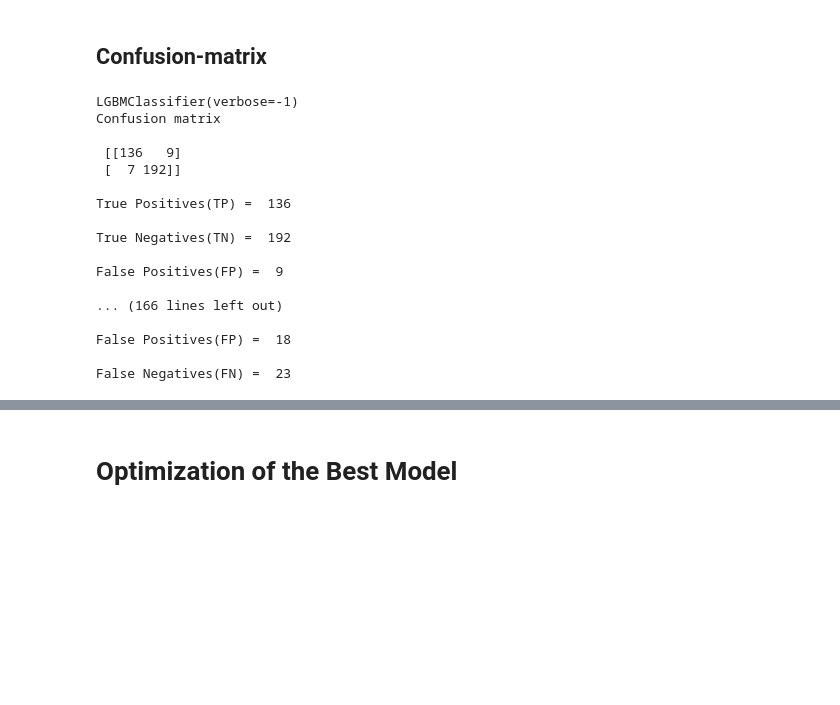
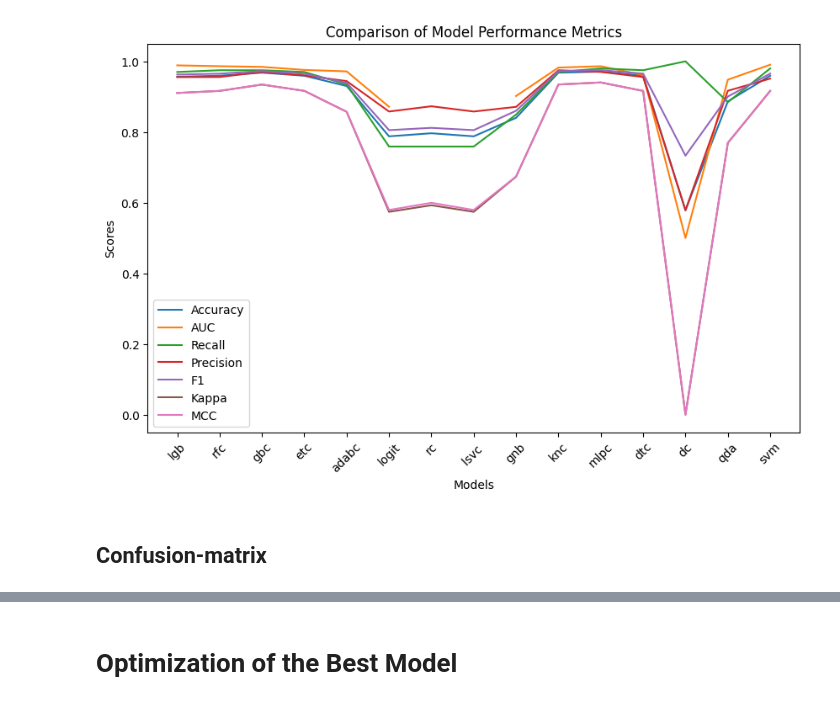
Before and after one commit to KokouNoe/muscoloskeletal_disorder_prediction, a Jupyter notebook: TMC_prediction.ipynb, the cells around one changed output, grey strips where cells are left out. Cells and saved outputs as stored; diff of their text form; code cells hidden in the pictures; blank space fills up the shorter version.

```diff
--- a/TMC_prediction.ipynb
+++ b/TMC_prediction.ipynb
@@ -321,0 +82,3 @@ LGBMClassifier(), RandomForestClassifier(), ExtraTreesClassifier(), and Decision
+# %%
+df_no_numeric=data.drop(['Score total OSLO','Age','Score de dépistage'],axis=1)
+df_no_numeric.shape
@@ -321,0 +166,3 @@ LGBMClassifier(), RandomForestClassifier(), ExtraTreesClassifier(), and Decision
+# %%
+#supprime la variable hopital consulté
+df=df.drop(['Hopital consulté'],axis=1)
@@ -321,0 +174,18 @@ LGBMClassifier(), RandomForestClassifier(), ExtraTreesClassifier(), and Decision
+# %%
+# Assigne la colonne 'Résultat_dépistage' du DataFrame df à la variable y,
+# qui représentera la variable cible pour les modèles de machine learning.
+y = df['Résultat dépistage']  # cible
+
+# Crée un nouveau DataFrame X en supprimant la colonne 'Résultat_dépistage'
+# de df. Cela signifie que X contiendra toutes les colonnes sauf 'Résultat_dépistage'.
+# X représentera les caractéristiques (features) pour les modèles de machine learning.
+X = df.drop(['Résultat dépistage'], axis=1)  # caractéristiques
+
+# Remplace les noms des colonnes de X par de nouveaux noms.
+# La liste de compréhension [f'V{i}' for i in range(1, 12)] crée une liste de
+# chaînes de caractères allant de 'V1' à 'V11'. Cela renomme les colonnes de X
+# en utilisant cette liste, en commençant par 'V1' pour la première colonne, 'V2'
+# pour la deuxième, etc., jusqu'à 'V11' pour la onzième colonne.
+X.columns = [f'V{i}' for i in range(1, 12)]
+#standardise les variables prédictrices
+X= scaler.fit_transform(X)
@@ -322,37 +294,15 @@ LGBMClassifier(), RandomForestClassifier(), ExtraTreesClassifier(), and Decision
+# %%
+# Tracé du graphique
+plt.figure(figsize=(10, 6))
+for metric in df_results.columns:
+    plt.plot(df_results.index, df_results[metric], label=metric)
+plt.xticks(rotation=45)
+plt.xlabel('Models')
+plt.ylabel('Scores')
+plt.legend()
+plt.title('Comparison of Model Performance Metrics')
+plt.show()
+# %% [output]
+[figure, added]
 # %% [markdown]
 ## **Confusion-matrix**
-# %%
-# view confusion-matrix
-# Print the Confusion Matrix and slice it into four pieces
-
-predict=np.array(predictions)
-
-from sklearn.metrics import confusion_matrix
-CM={}
-for i in range(len(model_list)):
-    cm = confusion_matrix(y_test,predictions.iloc[:,i])
-    CM[f'{predictions.columns[i]}']=cm
-    print(f'{predictions.columns[i]}')
-    print('Confusion matrix\n\n', cm)
-    print('\nTrue Positives(TP) = ', cm[0,0])
-    print('\nTrue Negatives(TN) = ', cm[1,1])
-    print('\nFalse Positives(FP) = ', cm[0,1])
-    print('\nFalse Negatives(FN) = ', cm[1,0])
-# %% [output]
-LGBMClassifier(verbose=-1)
-Confusion matrix
-
- [[136   9]
- [  7 192]]
-
-True Positives(TP) =  136
-
-True Negatives(TN) =  192
-
-False Positives(FP) =  9
-
-... (166 lines left out)
-
-False Positives(FP) =  18
-
-False Negatives(FN) =  23
```
Also changed, not shown: parts of 113 cells of this notebook.
